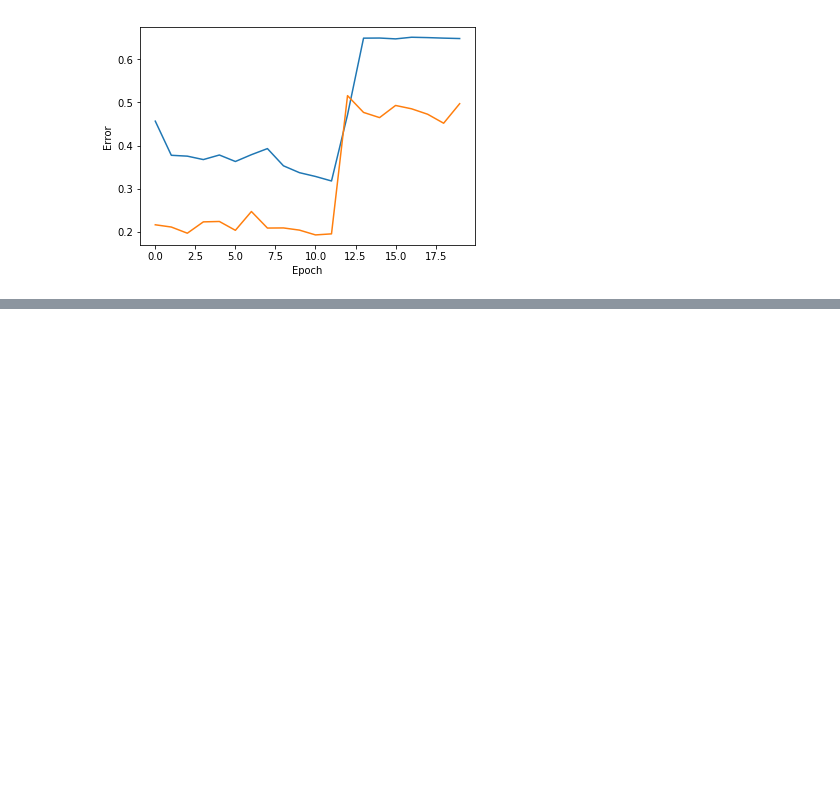
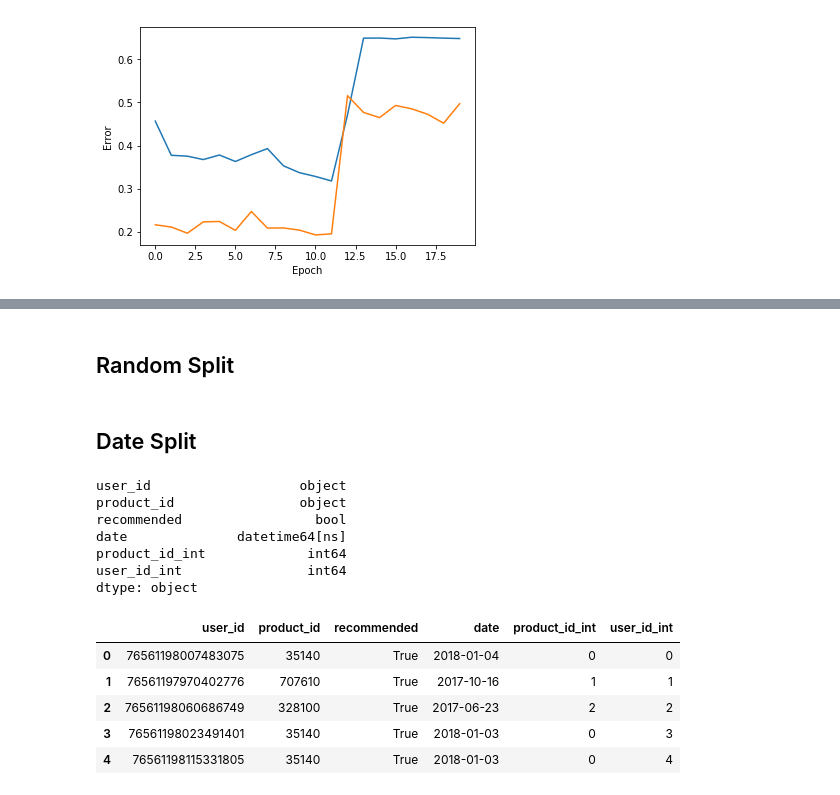
Before and after one commit to jdepreter/ai-project, a Jupyter notebook: rbm_notebook.ipynb, the cells around one changed output, grey strips where cells are left out. Cells and saved outputs as stored; diff of their text form; code cells hidden in the pictures; blank space fills up the shorter version.

```diff
--- a/rbm_notebook.ipynb
+++ b/rbm_notebook.ipynb
@@ -119,10 +137,4 @@ def parse_json(filename_gzipped_python_json, read_max=-1):
 # %%
-steam_path = './data/'
-metadata_games = 'steam_games.json.gz'
-user_items = 'australian_users_items.json.gz'
-user_reviews = 'australian_user_reviews.json.gz'
-game_bundles = 'bundle_data.json.gz'
-steam_reviews= 'steam_reviews.json.gz'
 
 # for dataset in [metadata_games, user_items, user_reviews, game_bundles, steam_reviews]:
 for dataset in [user_reviews]:
@@ -131,5 +143,5 @@ for dataset in [user_reviews]:
   print(f'Size of file is {size / 1000000}MB')
   df_metadata = parse_json(steam_path + dataset)
   pd.set_option('display.max_colwidth', None)
-  display(df_metadata.head(5))
+  # display(df_metadata.head(5))
 #   display(df_metadata.describe(include='all'))
@@ -390,0 +387,3 @@ rbm.eval()
+# %%
+steam_reviews_df = parse_json(steam_path + steam_reviews)
+steam_reviews_df_small = steam_reviews_df[['user_id', 'product_id', 'recommended', 'date']]
@@ -390,0 +392,2 @@ rbm.eval()
+# %%
+steam_reviews_df_cleaned = steam_reviews_df_small.dropna(axis=0, subset=['user_id'])
@@ -390,0 +420,2 @@ rbm.eval()
+# %% [markdown]
+## Random Split
@@ -390,0 +432,20 @@ rbm.eval()
+# %% [markdown]
+## Date Split
+# %%
+steam_reviews_df_cleaned["date"] = pd.to_datetime(steam_reviews_df_cleaned["date"])
+display(steam_reviews_df_cleaned.dtypes)
+display(steam_reviews_df_cleaned.head(5))
+# %% [output]
+user_id                   object
+product_id                object
+recommended                 bool
+date              datetime64[ns]
+product_id_int             int64
+user_id_int                int64
+dtype: object
+|  | user_id | product_id | recommended | date | product_id_int | user_id_int |
+| 0 | 76561198007483075 | 35140 | True | 2018-01-04 | 0 | 0 |
+| 1 | 76561197970402776 | 707610 | True | 2017-10-16 | 1 | 1 |
+| 2 | 76561198060686749 | 328100 | True | 2017-06-23 | 2 | 2 |
+| 3 | 76561198023491401 | 35140 | True | 2018-01-03 | 0 | 3 |
+| 4 | 76561198115331805 | 35140 | True | 2018-01-03 | 0 | 4 |
```
Also changed, not shown: parts of 26 cells of this notebook.
